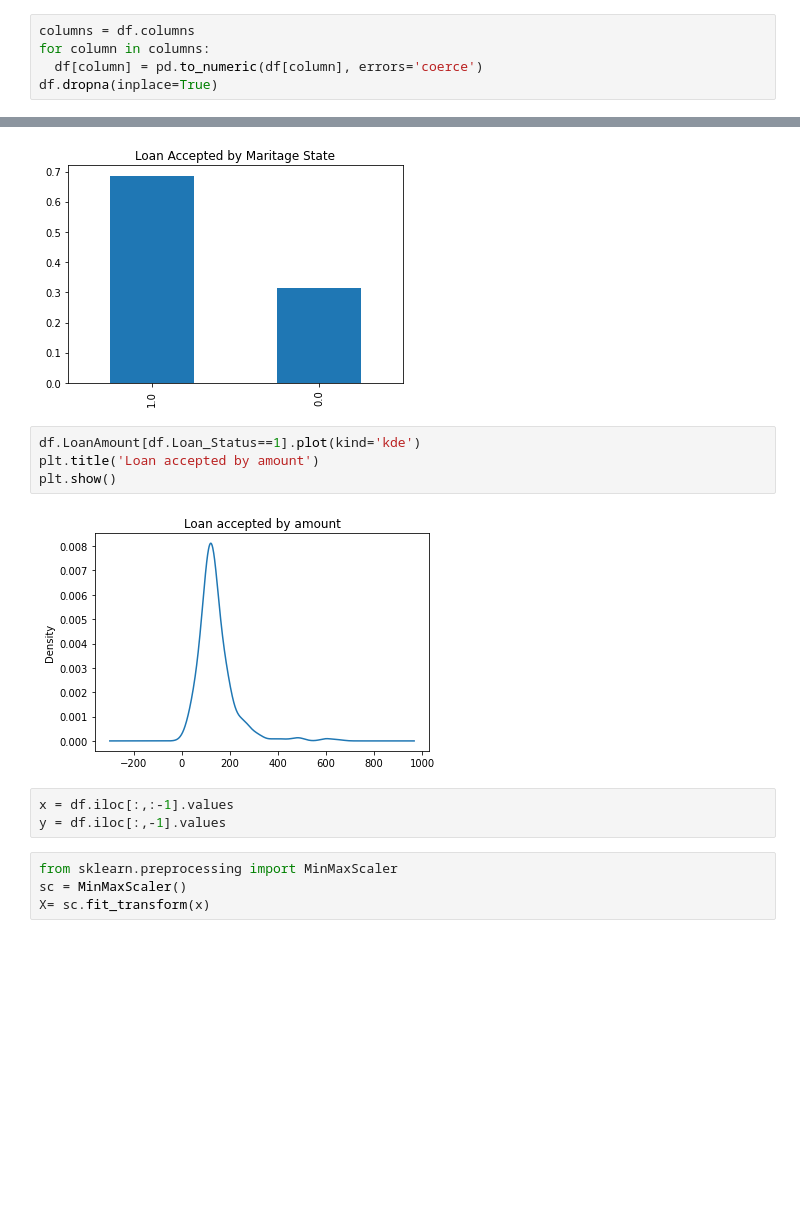
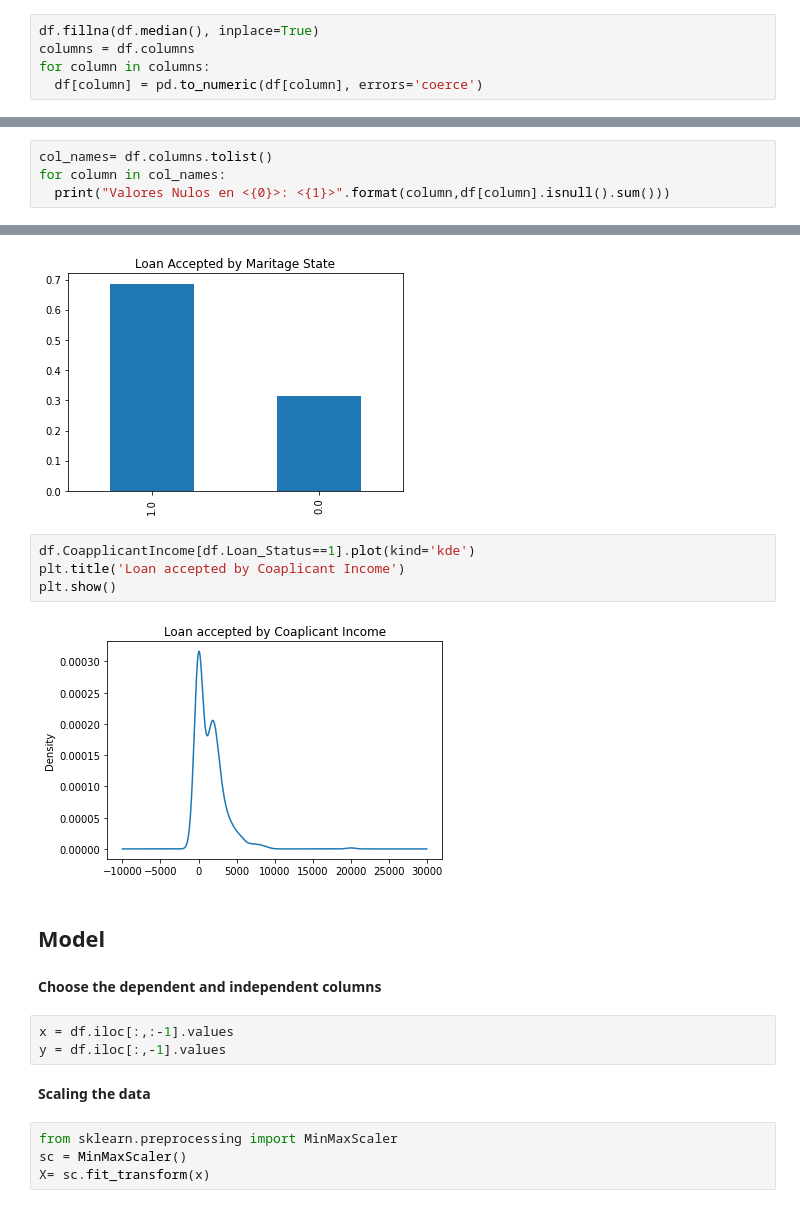
Before and after one commit to pinnzonandres/Top50Spotify, a Jupyter notebook: loan_prediction/Loan.ipynb, the cells around one changed output, grey strips where cells are left out. Cells and saved outputs as stored; diff of their text form; blank space fills up the shorter version.

Commit message:
Loan Prediction Project

```diff
--- a/loan_prediction/Loan.ipynb
+++ b/loan_prediction/Loan.ipynb
@@ -142,5 +157,5 @@ df.describe()
 # %%
+df.fillna(df.median(), inplace=True)
 columns = df.columns
 for column in columns:
   df[column] = pd.to_numeric(df[column], errors='coerce')
-df.dropna(inplace=True)
@@ -146,0 +164,4 @@ df.dropna(inplace=True)
+# %%
+col_names= df.columns.tolist()
+for column in col_names:
+  print("Valores Nulos en <{0}>: <{1}>".format(column,df[column].isnull().sum()))
@@ -215,14 +255,20 @@ plt.show()
 # %% [output]
 [figure]
 # %%
-df.LoanAmount[df.Loan_Status==1].plot(kind='kde')
-plt.title('Loan accepted by amount')
+df.CoapplicantIncome[df.Loan_Status==1].plot(kind='kde')
+plt.title('Loan accepted by Coaplicant Income')
 plt.show()
 # %% [output]
-[figure, old version]
+[figure, new version]
+# %% [markdown]
+## **Model**
+# %% [markdown]
+**Choose the dependent and independent columns**
 # %%
 x = df.iloc[:,:-1].values
 y = df.iloc[:,-1].values
+# %% [markdown]
+**Scaling the data**
 # %%
 from sklearn.preprocessing import MinMaxScaler
 sc = MinMaxScaler()
```
Also changed, not shown: parts of 21 cells of this notebook, 1 other file.
